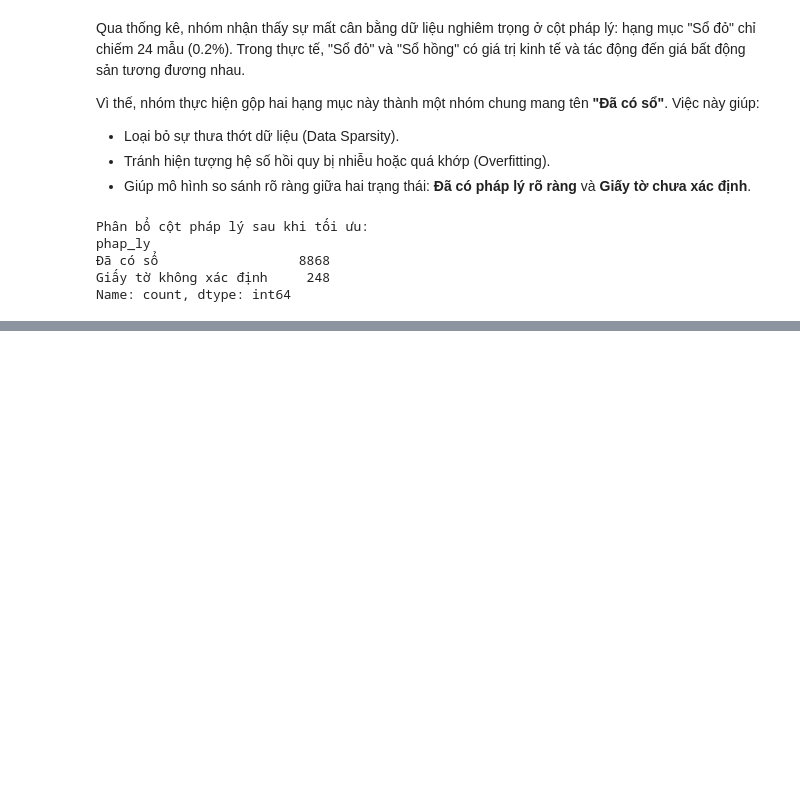
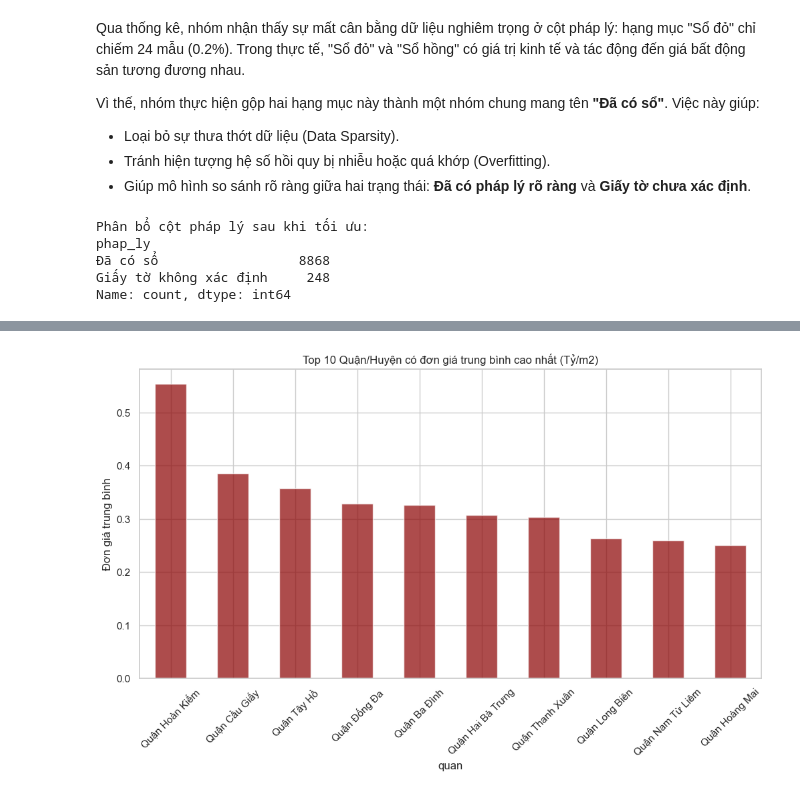
Before and after one commit to pqthinh232/ML-Lab02-Linear_Regression_Project-Real_Estate_Price_Analysis_and_Prediction, a Jupyter notebook: preprocessing and eda/preprocessing_and_eda.ipynb, the cells around one changed output, grey strips where cells are left out. Cells and saved outputs as stored; diff of their text form; code cells hidden in the pictures; blank space fills up the shorter version.

```diff
--- a/preprocessing and eda/preprocessing_and_eda.ipynb
+++ b/preprocessing and eda/preprocessing_and_eda.ipynb
@@ -443,0 +543,18 @@ Name: count, dtype: int64
+# %%
+# Tính đơn giá trung bình trên mỗi m2 cho từng quận để so sánh
+df_final['don_gia'] = df_final['gia'] / df_final['dien_tich_dat']
+
+# Lấy Top 10 Quận có đơn giá trung bình cao nhất
+top_districts = df_final.groupby('quan')['don_gia'].mean().sort_values(ascending=False).head(10)
+
+plt.figure(figsize=(12, 6))
+top_districts.plot(kind='bar', color='darkred', alpha=0.7)
+plt.title("Top 10 Quận/Huyện có đơn giá trung bình cao nhất (Tỷ/m2)")
+plt.ylabel("Đơn giá trung bình")
+plt.xticks(rotation=45)
+plt.show()
+
+# Xóa cột đơn giá sau khi làm EDA để tránh gây nhiễu model
+df_final.drop(columns=['don_gia'], inplace=True)
+# %% [output]
+[figure, added]
```
Also changed, not shown: parts of 13 cells of this notebook, 2 other files.
